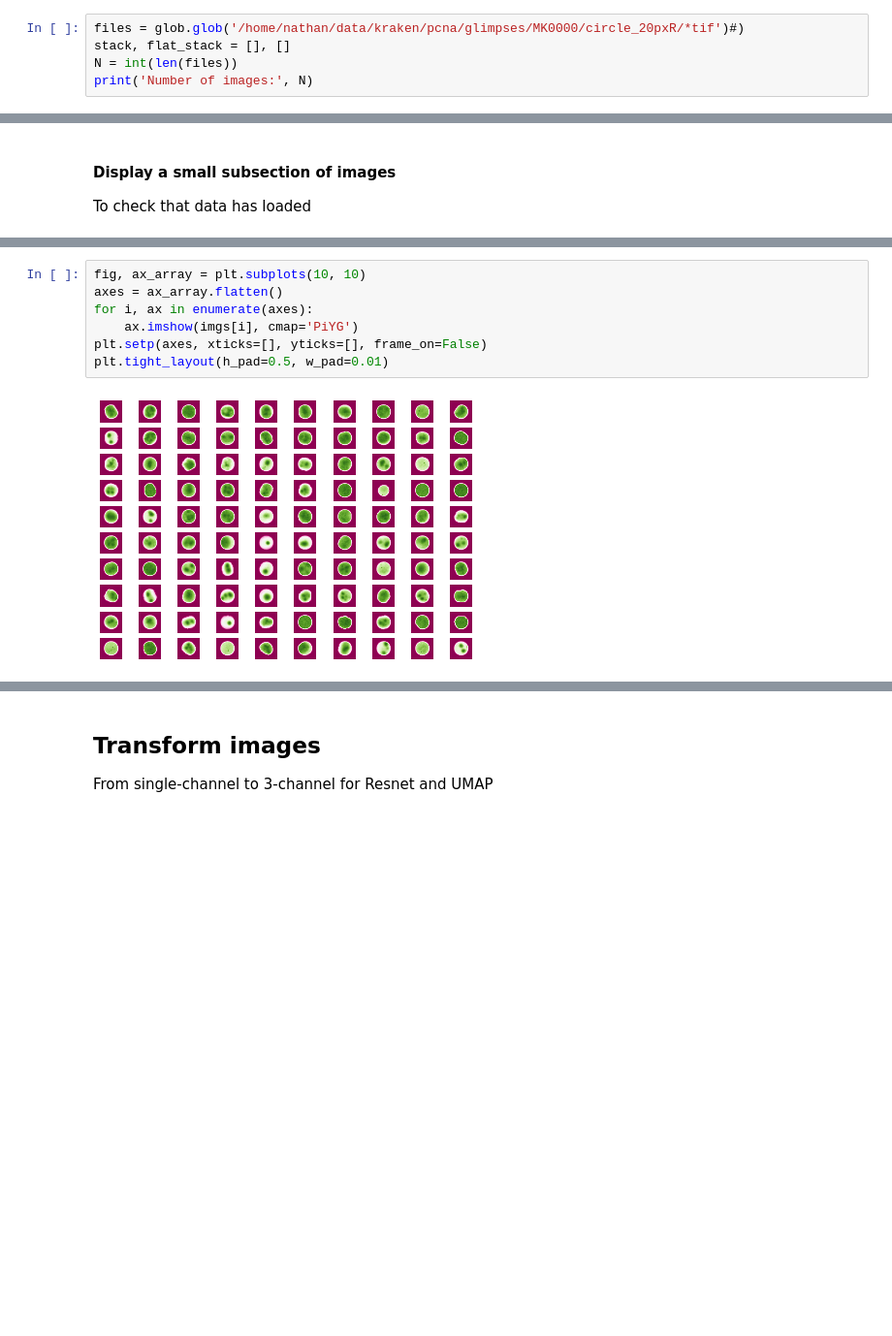
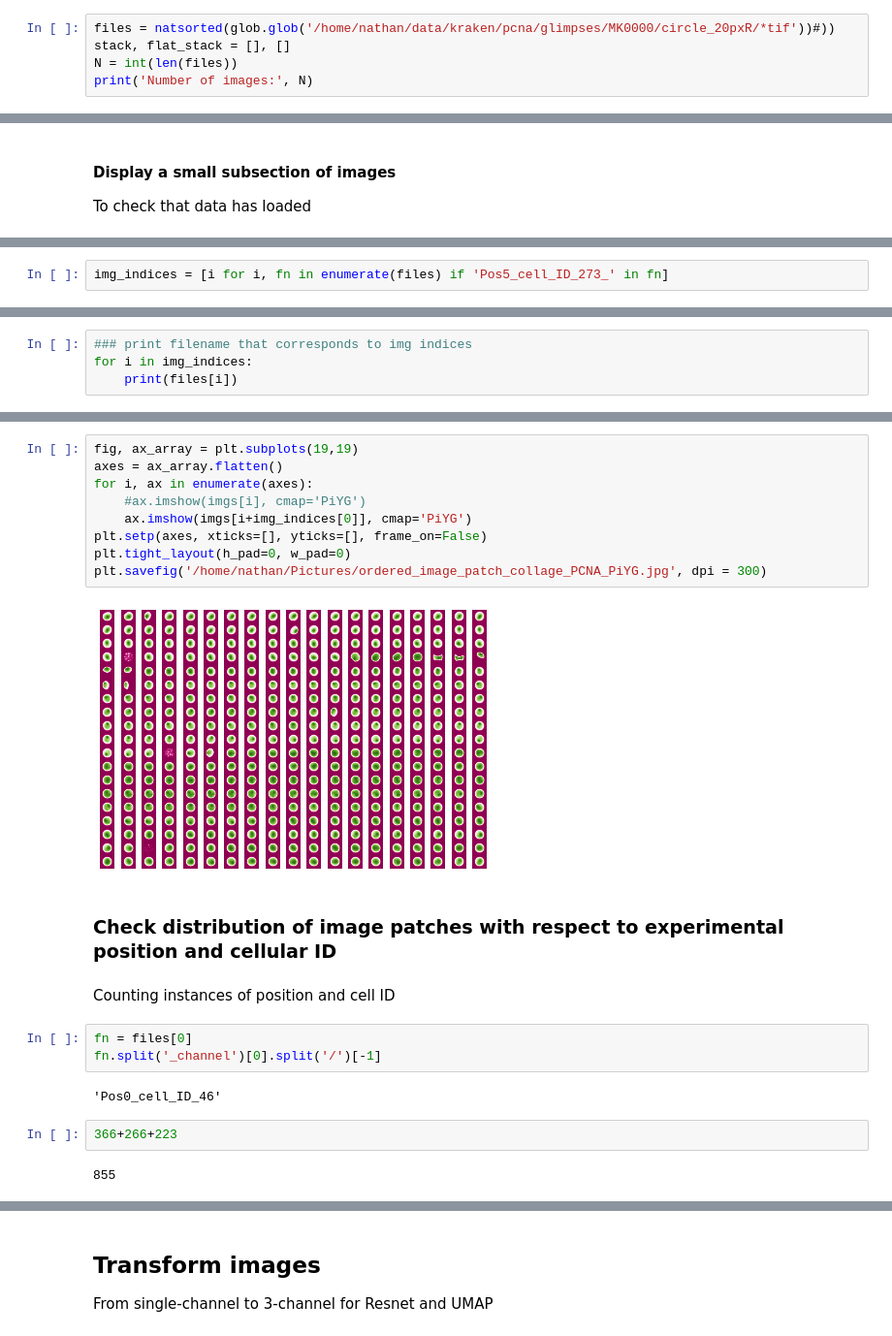
Before and after one commit to nthndy/cell-comp-analysis, a Jupyter notebook: commitment_analysis/UMAP/ResNet_feature_extractor_for_my_data.ipynb, the cells around one changed output, grey strips where cells are left out. Shown at 97% size. Saved outputs shown, nothing was run; the diff lists cells and outputs as text; blank space fills up the shorter version.

Commit message:
single cell plotting UMAP

```diff
--- a/commitment_analysis/UMAP/ResNet_feature_extractor_for_my_data.ipynb
+++ b/commitment_analysis/UMAP/ResNet_feature_extractor_for_my_data.ipynb
@@ -69,7 +71,7 @@ ________________________________________________________________________________
 ## Set path to images
 Find images and define N, the number of individual images you wish to load
 # %%
-files = glob.glob('/home/nathan/data/kraken/pcna/glimpses/MK0000/circle_20pxR/*tif')#)
+files = natsorted(glob.glob('/home/nathan/data/kraken/pcna/glimpses/MK0000/circle_20pxR/*tif'))#))
 stack, flat_stack = [], []
 N = int(len(files))
 print('Number of images:', N)
@@ -100,0 +123,2 @@ To check that data has loaded
+# %%
+img_indices = [i for i, fn in enumerate(files) if 'Pos5_cell_ID_273_' in fn]
@@ -100,0 +149,4 @@ To check that data has loaded
+# %%
+### print filename that corresponds to img indices
+for i in img_indices:
+    print(files[i])
@@ -101,9 +171,24 @@ To check that data has loaded
 # %%
-fig, ax_array = plt.subplots(10, 10)
+fig, ax_array = plt.subplots(19,19)
 axes = ax_array.flatten()
 for i, ax in enumerate(axes):
-    ax.imshow(imgs[i], cmap='PiYG')
+    #ax.imshow(imgs[i], cmap='PiYG')
+    ax.imshow(imgs[i+img_indices[0]], cmap='PiYG')
 plt.setp(axes, xticks=[], yticks=[], frame_on=False)
-plt.tight_layout(h_pad=0.5, w_pad=0.01)
+plt.tight_layout(h_pad=0, w_pad=0)
+plt.savefig('/home/nathan/Pictures/ordered_image_patch_collage_PCNA_PiYG.jpg', dpi = 300)
 # %% [output]
-[figure, old version]
+[figure, new version]
+# %% [markdown]
+### Check distribution of image patches with respect to experimental position and cellular ID
+# %% [markdown]
+Counting instances of position and cell ID
+# %%
+fn = files[0]
+fn.split('_channel')[0].split('/')[-1]
+# %% [output]
+'Pos0_cell_ID_46'
+# %%
+366+266+223
+# %% [output]
+855
```
Also changed, not shown: parts of 50 cells of this notebook, 2 other files.
